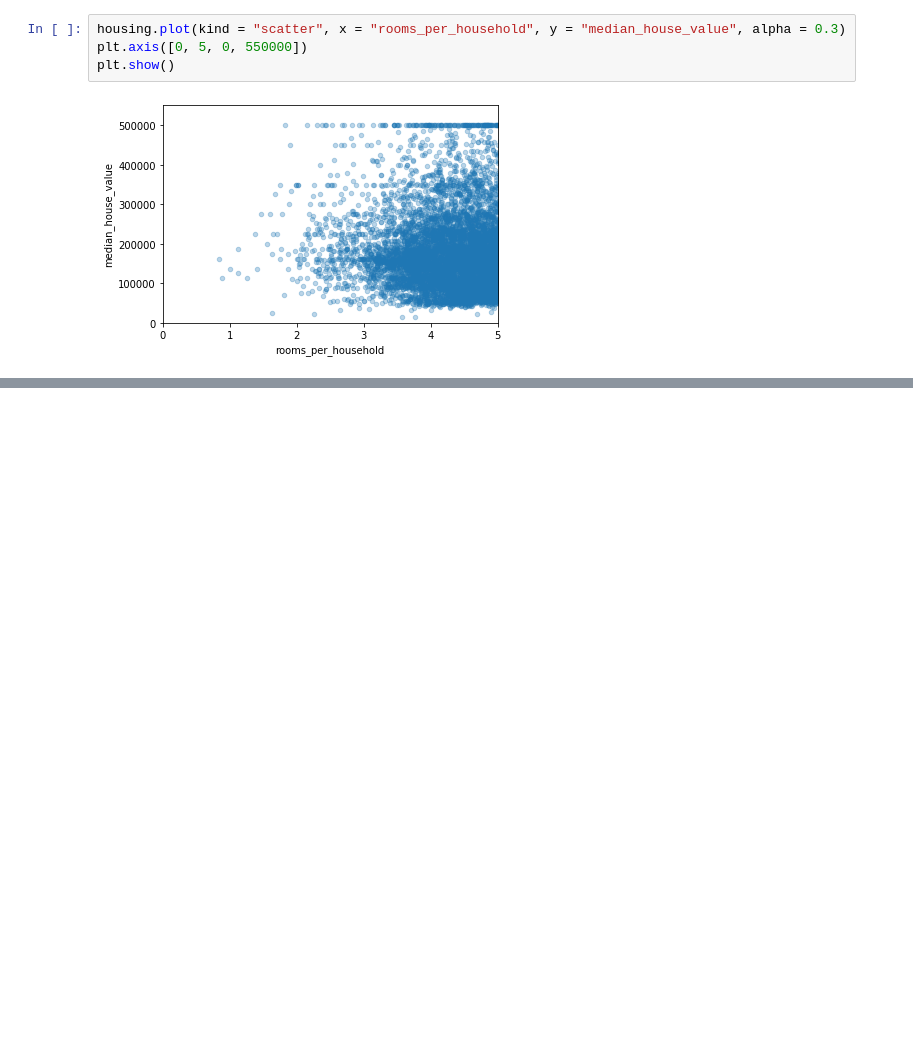
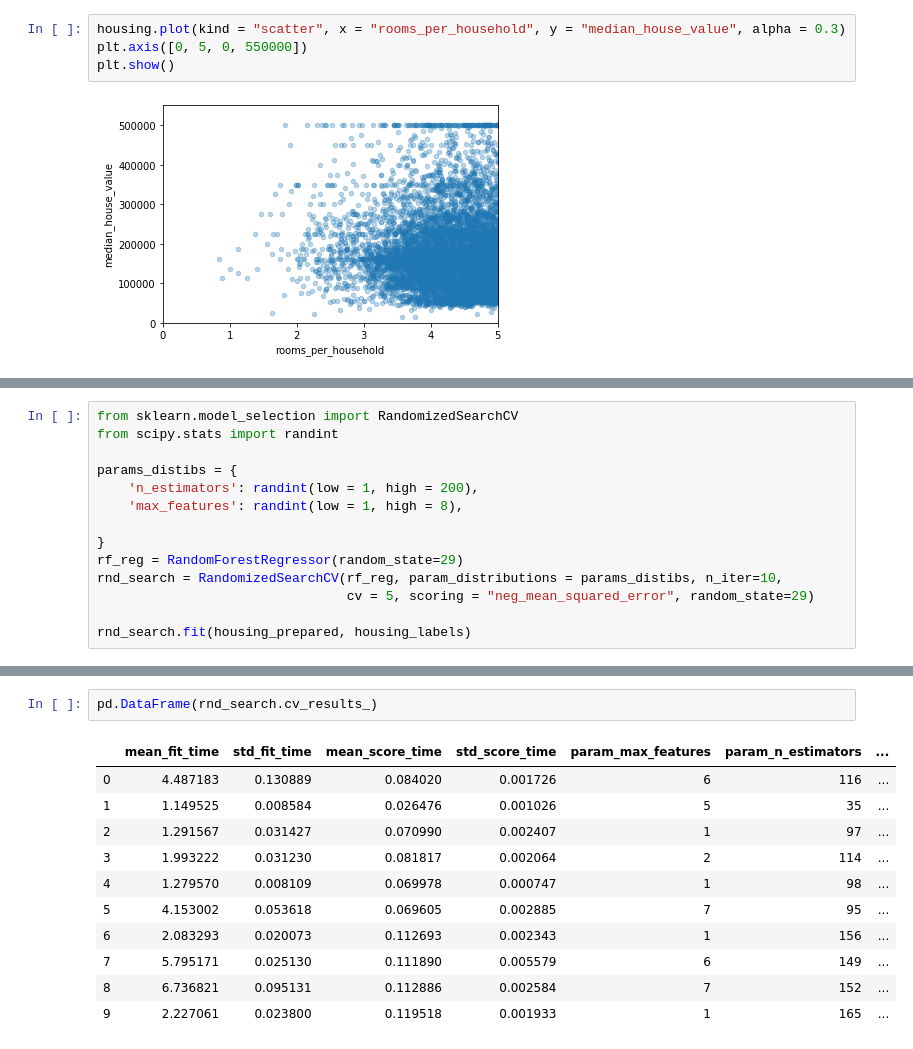
Before and after one commit to raghurh/Machine_Learning, a Jupyter notebook: California_Housing_Price.ipynb, the cells around one changed output, grey strips where cells are left out. Drawn from its saved outputs; the diff is of its cells as text; blank space fills up the shorter version.

```diff
--- a/California_Housing_Price.ipynb
+++ b/California_Housing_Price.ipynb
@@ -291,0 +733,14 @@ housing.describe()
+# %%
+from sklearn.model_selection import RandomizedSearchCV
+from scipy.stats import randint
+
+params_distibs = {
+    'n_estimators': randint(low = 1, high = 200),
+    'max_features': randint(low = 1, high = 8),
+
+}
+rf_reg = RandomForestRegressor(random_state=29)
+rnd_search = RandomizedSearchCV(rf_reg, param_distributions = params_distibs, n_iter=10,
+                                cv = 5, scoring = "neg_mean_squared_error", random_state=29)
+
+rnd_search.fit(housing_prepared, housing_labels)
@@ -291,0 +788,14 @@ housing.describe()
+# %%
+pd.DataFrame(rnd_search.cv_results_)
+# %% [output]
+|  | mean_fit_time | std_fit_time | mean_score_time | std_score_time | param_max_features | param_n_estimators | ... |
+| 0 | 4.487183 | 0.130889 | 0.084020 | 0.001726 | 6 | 116 | ... |
+| 1 | 1.149525 | 0.008584 | 0.026476 | 0.001026 | 5 | 35 | ... |
+| 2 | 1.291567 | 0.031427 | 0.070990 | 0.002407 | 1 | 97 | ... |
+| 3 | 1.993222 | 0.031230 | 0.081817 | 0.002064 | 2 | 114 | ... |
+| 4 | 1.279570 | 0.008109 | 0.069978 | 0.000747 | 1 | 98 | ... |
+| 5 | 4.153002 | 0.053618 | 0.069605 | 0.002885 | 7 | 95 | ... |
+| 6 | 2.083293 | 0.020073 | 0.112693 | 0.002343 | 1 | 156 | ... |
+| 7 | 5.795171 | 0.025130 | 0.111890 | 0.005579 | 6 | 149 | ... |
+| 8 | 6.736821 | 0.095131 | 0.112886 | 0.002584 | 7 | 152 | ... |
+| 9 | 2.227061 | 0.023800 | 0.119518 | 0.001933 | 1 | 165 | ... |
```
Also changed, not shown: parts of 58 cells of this notebook.
